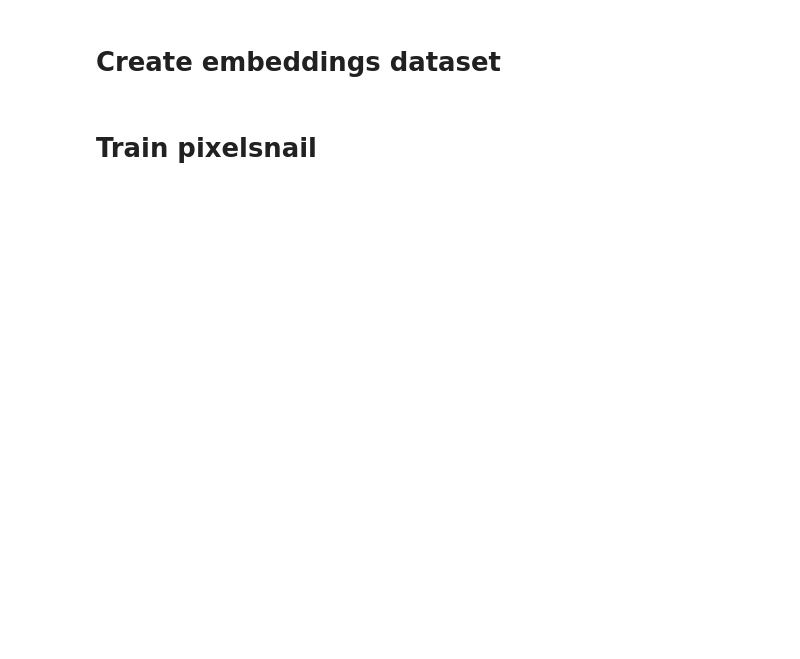
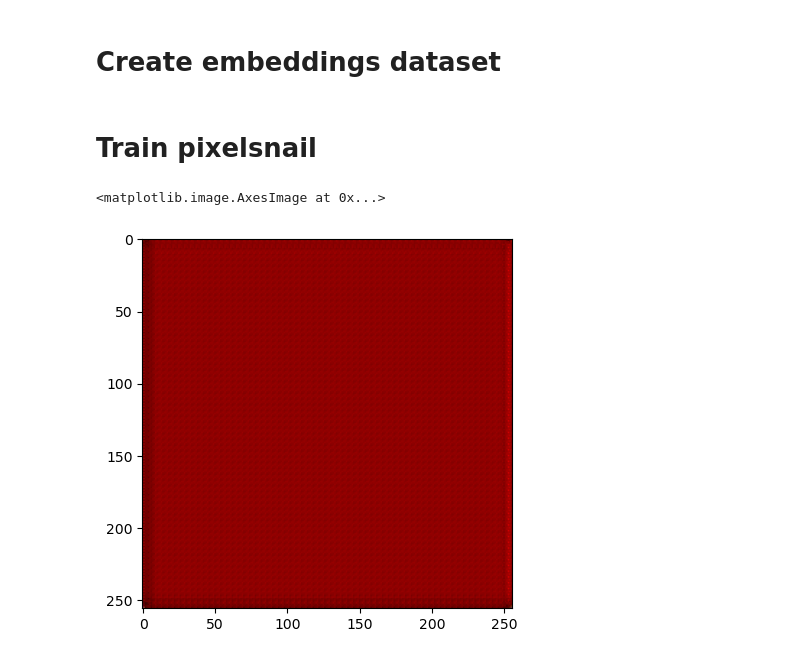
Before and after one commit to dkagramanyan/WC-Co_computer_vision, a Jupyter notebook: ml/pixelsnail_train.ipynb, the cells around one changed output. Saved outputs shown, nothing was run; the diff lists cells and outputs as text; code cells hidden in the pictures; blank space fills up the shorter version.

```diff
--- a/ml/pixelsnail_train.ipynb
+++ b/ml/pixelsnail_train.ipynb
@@ -333,0 +429,34 @@ for i in range(epoch):
+# %%
+device = 'cuda'
+
+# parser = argparse.ArgumentParser()
+# parser.add_argument('--batch', type=int, default=8)
+# parser.add_argument('--vqvae', type=str)
+# parser.add_argument('--top', type=str)
+# parser.add_argument('--bottom', type=str)
+# parser.add_argument('--temp', type=float, default=1.0)
+# parser.add_argument('filename', type=str)
+
+# args = parser.parse_args()
+
+vqvae_path='logs/imagenet256_5_orig/vqvae_032_train_0.01693_test_0.01794.pt'
+pixel_snail_top='logs/pixelsnail/1_pixelsnail_top_loss_0_acc_1.0.pt'
+pixel_snail_bottom='logs/pixelsnail/1_pixelsnail_bottom_loss_0_acc_1.0.pt'
+
+model_vqvae = load_model('vqvae',vqvae_path, device)
+model_top = load_model('pixelsnail_top', pixel_snail_top, device)
+model_bottom = load_model('pixelsnail_bottom', pixel_snail_bottom, device)
+# %%
+batch=1
+temp=0.1
+
+
+top_sample = sample_model(model_top, device, batch, [32, 32], temp)
+bottom_sample = sample_model(
+    model_bottom, device, batch, [64, 64], temp, condition=top_sample
+)
+
+decoded_sample = model_vqvae.decode_code(top_sample, bottom_sample)
+decoded_sample = decoded_sample.clamp(-1, 1)
+
+save_image(decoded_sample, 'test.png', normalize=True, range=(-1, 1))
@@ -333,0 +465,14 @@ for i in range(epoch):
+# %%
+img=decoded_sample[0].cpu().detach().numpy()
+
+img=np.swapaxes(img, 0,-1)
+# %%
+img=img+1
+img*=255
+
+img=img.astype(np.int32)
+# %%
+plt.imshow(img)
+# %% [output]
+<matplotlib.image.AxesImage at 0x...>
+[figure, added]
```
Also changed, not shown: parts of 8 cells of this notebook, 1 other file.
